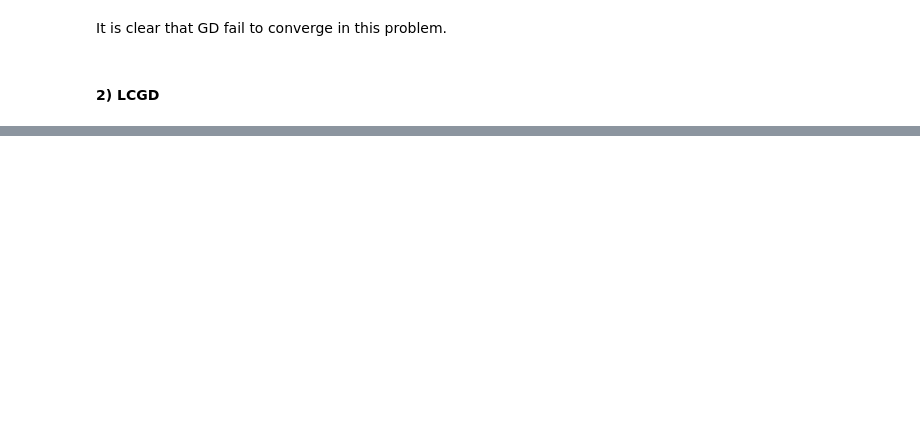
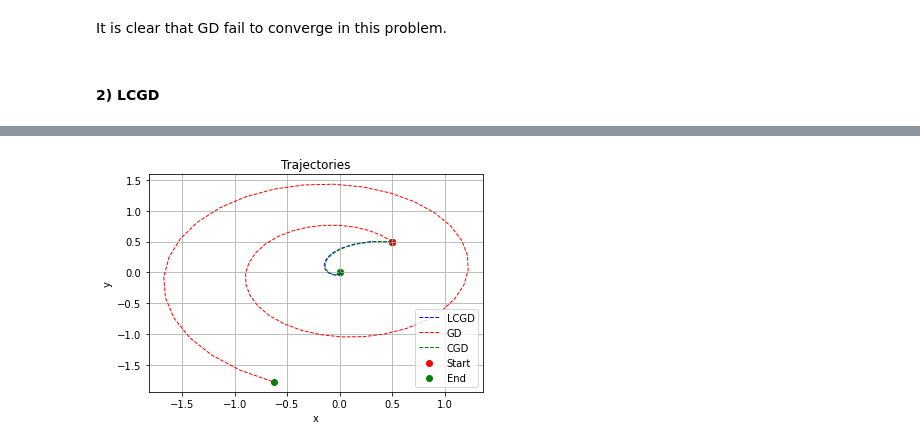
Before and after one commit to gabrieledangeli/OptML_miniproject_FGY, a Jupyter notebook: main.ipynb, the cells around one changed output, grey strips where cells are left out. Cells and saved outputs as stored; diff of their text form; code cells hidden in the pictures; blank space fills up the shorter version.

```diff
--- a/main.ipynb
+++ b/main.ipynb
@@ -69,0 +119,7 @@ LCGD(99/99): objective=-44442607875296350923644790820228232601874847957799892911
+# %%
+initial_x = 0.5
+initial_y = 0.5
+max_iters = 50
+gamma = 0.2
+eta = 0.2
+objectives_CGD, xs_CGD, ys_CGD = CGD_xy(initial_x, initial_y, max_iters, gamma, eta)
@@ -69,0 +144,18 @@ LCGD(99/99): objective=-44442607875296350923644790820228232601874847957799892911
+# %%
+plt.figure()
+plt.grid()
+plt.plot(xs_LCGD, ys_LCGD, 'b--', linewidth=1, label="LCGD")
+plt.plot(xs_GD, ys_GD, 'r--', linewidth=1, label="GD")
+plt.plot(xs_CGD, ys_CGD, 'g--', linewidth=1, label="CGD")
+plt.ylabel("y")
+plt.xlabel("x")
+plt.title("Trajectories")
+plt.legend()
+# Add markers for the starting and end points
+plt.scatter([xs_LCGD[0], xs_GD[0], xs_CGD[0]], [ys_LCGD[0], ys_GD[0], ys_CGD[0]], c='r', marker='o', label='Start')
+plt.scatter([xs_LCGD[-1], xs_GD[-1], xs_CGD[-1]], [ys_LCGD[-1], ys_GD[-1], ys_CGD[-1]], c='g', marker='o', label='End')
+plt.legend()
+
+plt.show()
+# %% [output]
+[figure, added]
```
Also changed, not shown: parts of 8 cells of this notebook, 1 other file.
